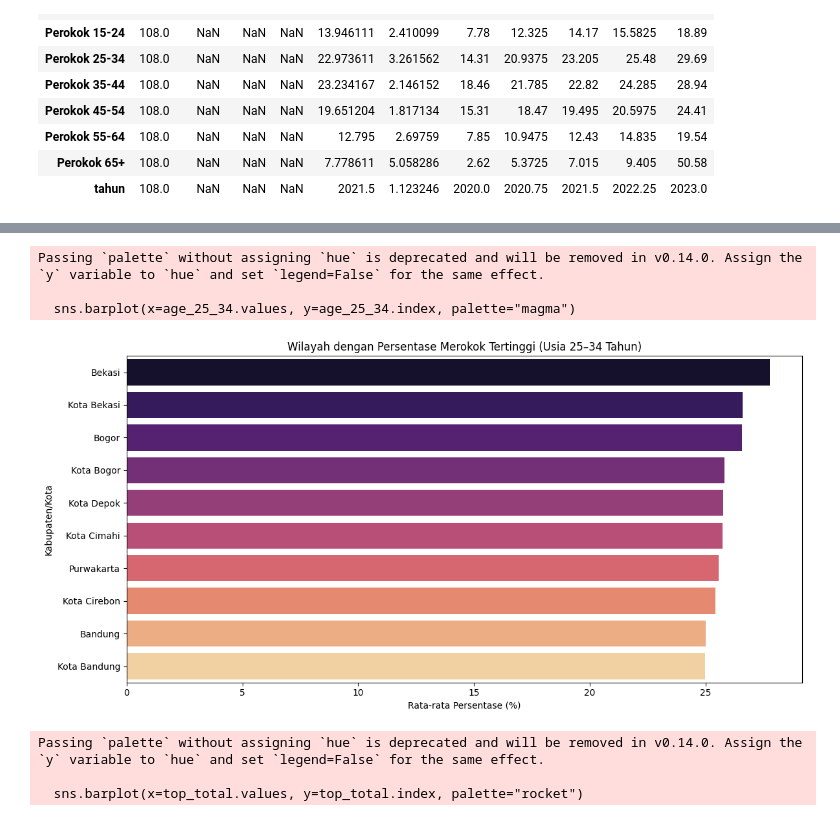
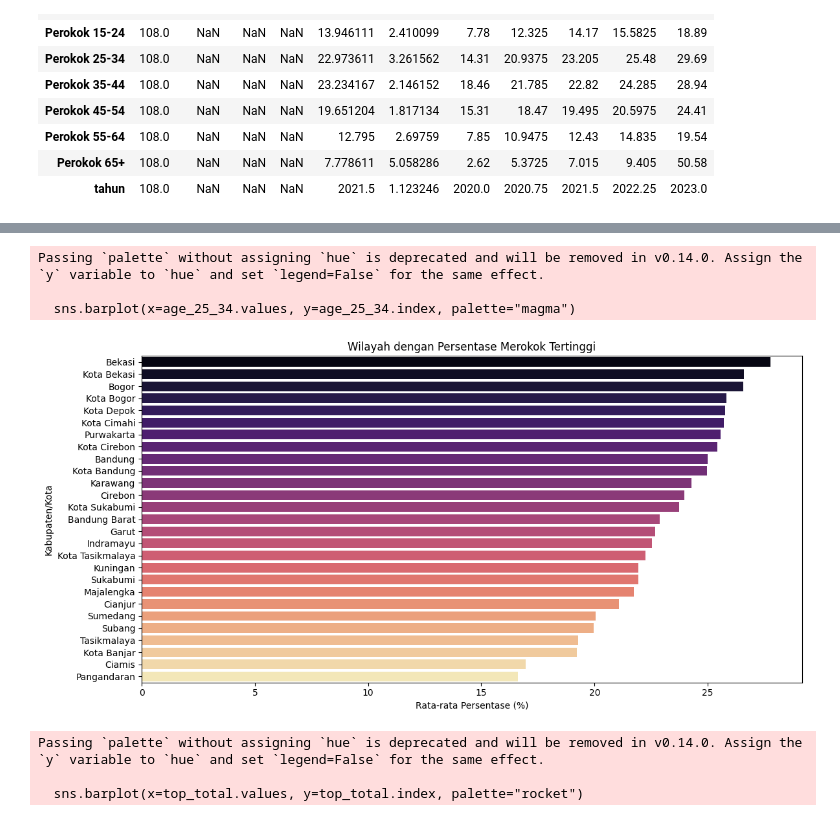
Before and after one commit to FlameMeta/DataScience_Python, a Jupyter notebook: analize.ipynb, the cells around one changed output, grey strips where cells are left out. Cells and saved outputs as stored; diff of their text form; code cells hidden in the pictures.

```diff
--- a/analize.ipynb
+++ b/analize.ipynb
@@ -71,20 +76,20 @@ plt.show()
 # %%
 # Wilayah dengan Persentase Merokok Tertinggi (Usia 25–34 Tahun)
-age_25_34 = gdata.groupby("Wilayah")["Perokok 25-34"].mean().sort_values(ascending=False).head(10)
+age_25_34 = gdata.groupby("Wilayah")["Perokok 25-34"].mean().sort_values(ascending=False)
 
 # Bar chart
 plt.figure(figsize=(12,6))
 sns.barplot(x=age_25_34.values, y=age_25_34.index, palette="magma")
-plt.title("Wilayah dengan Persentase Merokok Tertinggi (Usia 25–34 Tahun)")
+plt.title("Wilayah dengan Persentase Merokok Tertinggi")
 plt.xlabel("Rata-rata Persentase (%)")
 plt.ylabel("Kabupaten/Kota")
 plt.tight_layout()
 plt.show()
 # %% [output]
 Passing `palette` without assigning `hue` is deprecated and will be removed in v0.14.0. Assign the `y` variable to `hue` and set `legend=False` for the same effect.
 
   sns.barplot(x=age_25_34.values, y=age_25_34.index, palette="magma")
-[figure, old version]
+[figure, new version]
 # %%
 # Hitung total persentase untuk setiap baris
 gdata["Total_Persentase"] = gdata.drop(columns=["Wilayah", "tahun"]).sum(axis=1)
```
Also changed, not shown: parts of 2 cells of this notebook.
